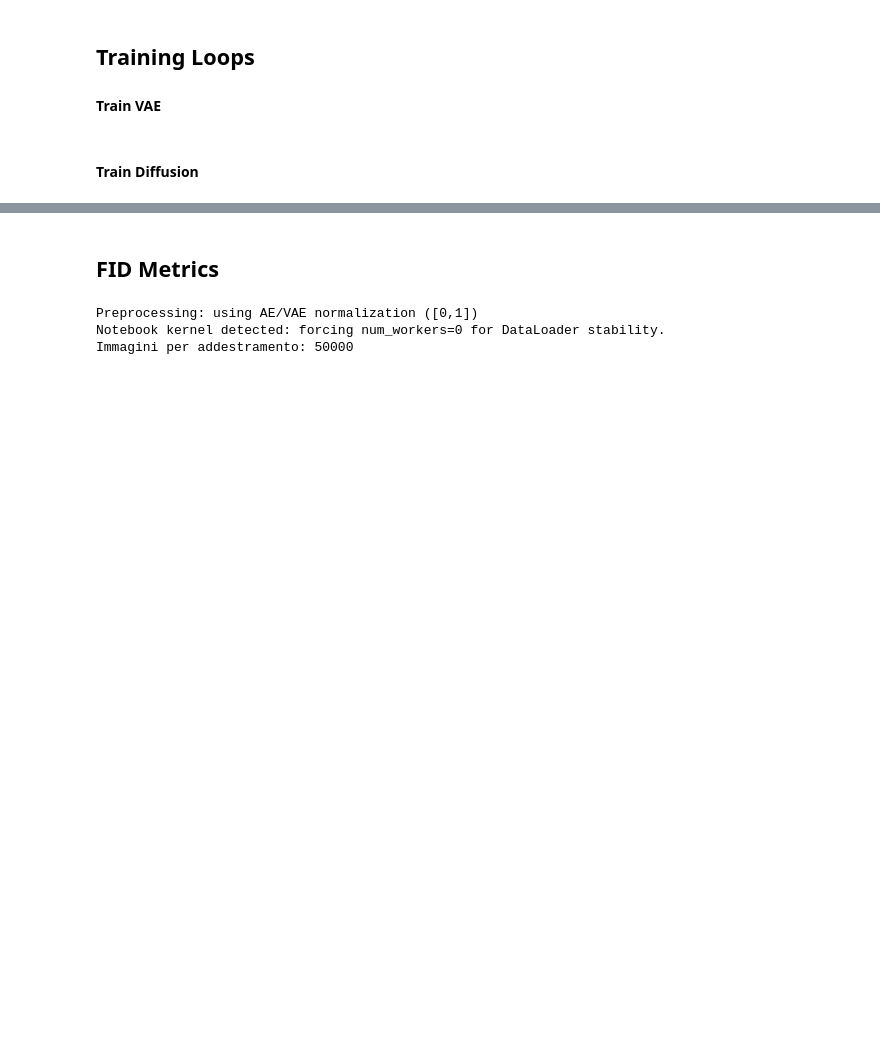
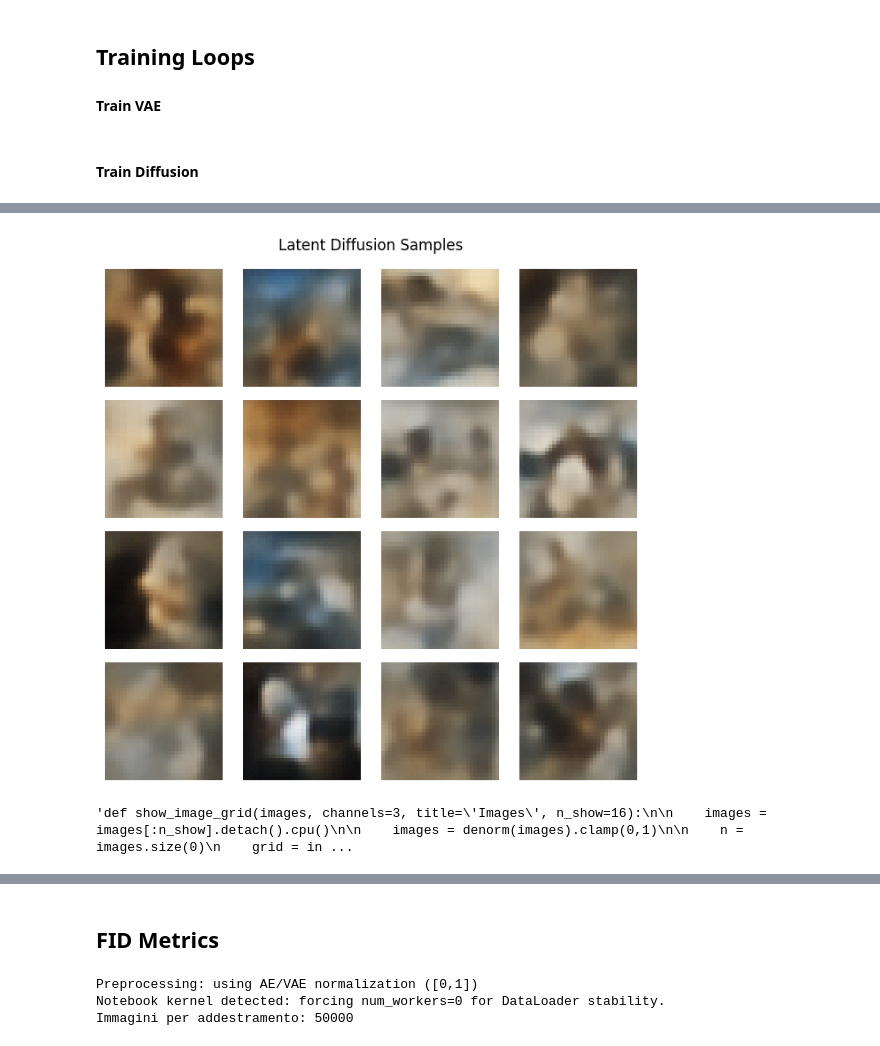
Before and after one commit to Tuco711/GenAI_Project, a Jupyter notebook: TP1-alunos-src-only/student_start_pack/ArtBench10_Student_Start_Pack.ipynb, the cells around one changed output, grey strips where cells are left out. Cells and saved outputs as stored; diff of their text form; code cells hidden in the pictures; blank space fills up the shorter version.

```diff
--- a/TP1-alunos-src-only/student_start_pack/ArtBench10_Student_Start_Pack.ipynb
+++ b/TP1-alunos-src-only/student_start_pack/ArtBench10_Student_Start_Pack.ipynb
@@ -3220,7 +3246,7 @@ show_image_grid(sampled, title="Diffusion Samples")
 # %%
 print("Training VAE...")
 
-vae = VAE(latent_channels=64).to(device)
+vae = VAE(latent_channels=4).to(device)
 optimizer_ae = torch.optim.Adam(vae.parameters(), lr=1e-3)
 epochs = 20
 
@@ -3277,0 +3316,47 @@ RuntimeError: Given groups=1, weight of size [128, 4, 3, 3], expected input[64,
+# %%
+import torchvision.utils as vutils
+latent_shape = (16, 4, 4, 4)
+
+latents = latent_diffusion.p_sample_loop(
+    model = latent_model,
+    shape=latent_shape
+)
+
+vae.eval()
+with torch.no_grad():
+    images = vae.decoder(latents)
+
+show_image_grid(images, title="Latent Diffusion Samples")
+
+
+"""def show_image_grid(images, channels=3, title='Images', n_show=16):
+
+    images = images[:n_show].detach().cpu()
+
+    images = denorm(images).clamp(0,1)
+
+    n = images.size(0)
+    grid = int(np.ceil(np.sqrt(n)))
+
+    fig, axes = plt.subplots(grid, grid, figsize=(grid*1.6, grid*1.6))
+    axes = np.atleast_2d(axes)
+
+    idx = 0
+
+    for i in range(grid):
+        for j in range(grid):
+            ax = axes[i,j]
+            ax.axis('off')
+            if idx < n:
+                ax.imshow(images[idx].permute(1, 2, 0))
+
+            idx += 1
+
+    fig.suptitle(title)
+    plt.tight_layout()
+    plt.show()
+
+show_image_grid(sampled, title="Diffusion Samples")"""
+# %% [output]
+[figure, added]
+'def show_image_grid(images, channels=3, title=\'Images\', n_show=16):\n\n    images = images[:n_show].detach().cpu()\n\n    images = denorm(images).clamp(0,1)\n\n    n = images.size(0)\n    grid = in ...
```
Also changed, not shown: parts of 14 cells of this notebook.
